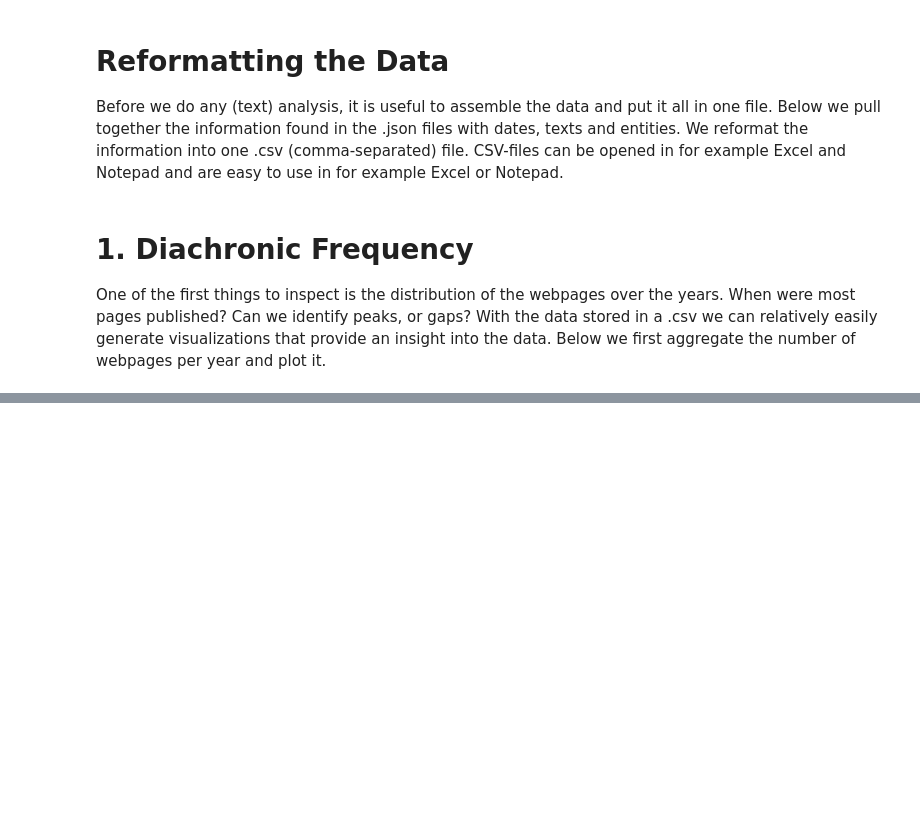
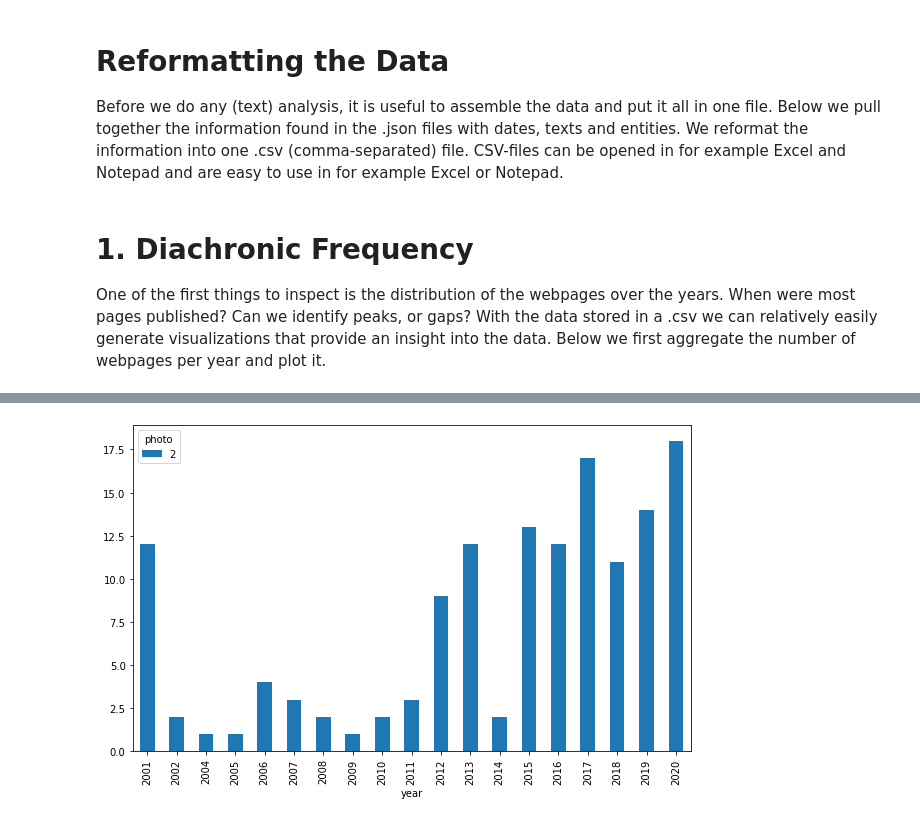
Before and after one commit to rubenros1795/react-gcv-image-analysis, a Jupyter notebook: notebooks/NB3 - DataAnalysis.ipynb, the cells around one changed output, grey strips where cells are left out. Saved outputs shown, nothing was run; the diff lists cells and outputs as text; code cells hidden in the pictures; blank space fills up the shorter version.

```diff
--- a/notebooks/NB3 - DataAnalysis.ipynb
+++ b/notebooks/NB3 - DataAnalysis.ipynb
@@ -156,0 +173,15 @@ for photo in [d for d in os.listdir(base_path) if os.path.isdir(os.path.join(bas
+# %%
+'''
+If you have multiple photos, mutate the dataframe in such a way that it has the following column structure:
+
+year | photo_name_1 | photo_name_2
+1999 | 4            | 55
+
+This operation also works if you have one photo, so you can safely run this cell
+'''
+
+subset = subset.pivot(index='year',columns='photo',values='count').reset_index()
+p = subset.plot.bar(x='year',y=list(subset.columns)[1:],figsize=(10,6))
+plt.show()
+# %% [output]
+[figure, added]
```
Also changed, not shown: parts of 20 cells of this notebook.
